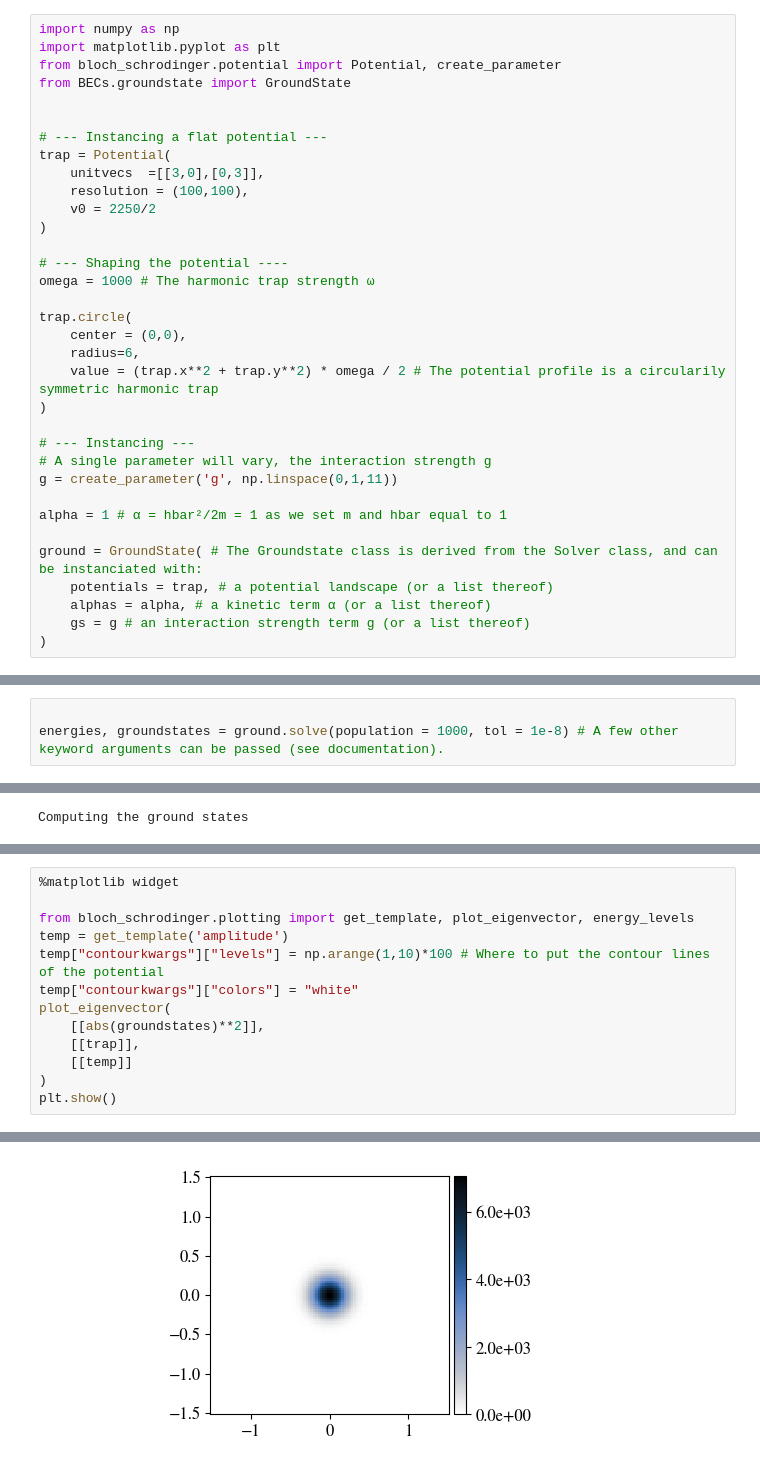
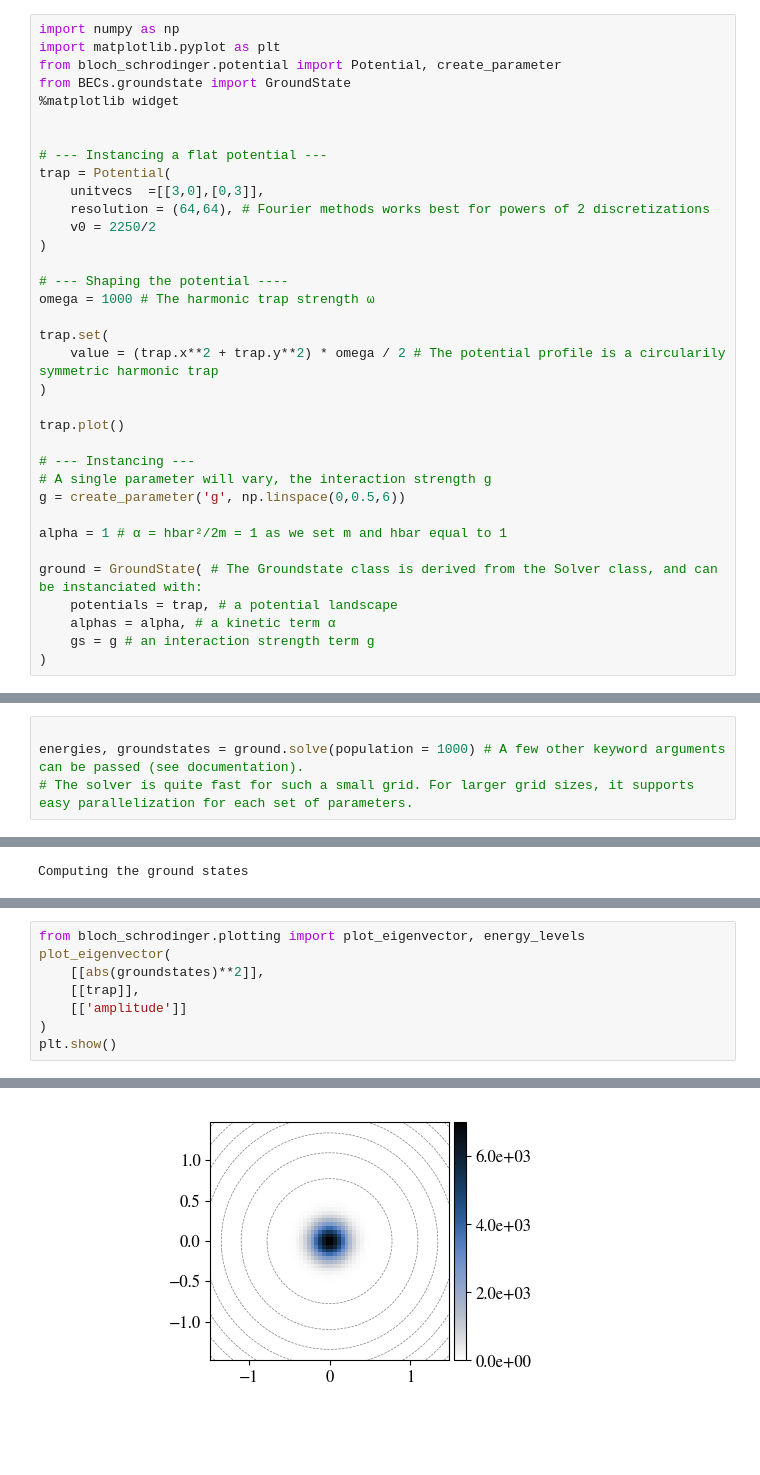
Before and after one commit to GuillotMartin/BECs, a Jupyter notebook: docs/GettingStarted.ipynb, the cells around one changed output, grey strips where cells are left out. Drawn from its saved outputs; the diff is of its cells as text; blank space fills up the shorter version.

```diff
--- a/docs/GettingStarted.ipynb
+++ b/docs/GettingStarted.ipynb
@@ -16,32 +24,33 @@ import numpy as np
 import matplotlib.pyplot as plt
 from bloch_schrodinger.potential import Potential, create_parameter
 from BECs.groundstate import GroundState
+%matplotlib widget
 
 
 # --- Instancing a flat potential ---
 trap = Potential(
     unitvecs  =[[3,0],[0,3]],
-    resolution = (100,100),
+    resolution = (64,64), # Fourier methods works best for powers of 2 discretizations
     v0 = 2250/2
 )
 
 # --- Shaping the potential ----
 omega = 1000 # The harmonic trap strength ω
 
-trap.circle(
-    center = (0,0),
-    radius=6,
+trap.set(
     value = (trap.x**2 + trap.y**2) * omega / 2 # The potential profile is a circularily symmetric harmonic trap
 )
 
+trap.plot()
+
 # --- Instancing ---
 # A single parameter will vary, the interaction strength g
-g = create_parameter('g', np.linspace(0,1,11))
+g = create_parameter('g', np.linspace(0,0.5,6))
 
 alpha = 1 # α = hbar²/2m = 1 as we set m and hbar equal to 1
 
 ground = GroundState( # The Groundstate class is derived from the Solver class, and can be instanciated with:
-    potentials = trap, # a potential landscape (or a list thereof)
-    alphas = alpha, # a kinetic term α (or a list thereof)
-    gs = g # an interaction strength term g (or a list thereof)
+    potentials = trap, # a potential landscape
+    alphas = alpha, # a kinetic term α
+    gs = g # an interaction strength term g
 )
@@ -50,6 +62,7 @@ Once the solver is instanced, one simply has to call the `solve` class method, s
 # %%
 
-energies, groundstates = ground.solve(population = 1000, tol = 1e-8) # A few other keyword arguments can be passed (see documentation).
+energies, groundstates = ground.solve(population = 1000) # A few other keyword arguments can be passed (see documentation).
+# The solver is quite fast for such a small grid. For larger grid sizes, it supports easy parallelization for each set of parameters.
 # %% [output]
 Computing the initial guesses
 Computing the ground states
@@ -56,19 +71,14 @@ Computing the ground states
 # %%
-%matplotlib widget
-
-from bloch_schrodinger.plotting import get_template, plot_eigenvector, energy_levels
-temp = get_template('amplitude')
-temp["contourkwargs"]["levels"] = np.arange(1,10)*100 # Where to put the contour lines of the potential
-temp["contourkwargs"]["colors"] = "white"
+from bloch_schrodinger.plotting import plot_eigenvector, energy_levels
 plot_eigenvector(
     [[abs(groundstates)**2]],
     [[trap]],
-    [[temp]]
+    [['amplitude']]
 )
 plt.show()
 # %% [output]
 [interactive output not drawn]
-[figure, old version]
+[figure, new version]
 # %%
 import matplotlib.pyplot as plt
 density = abs(groundstates)**2
```
Also changed, not shown: parts of 19 cells of this notebook, 24 other files.
